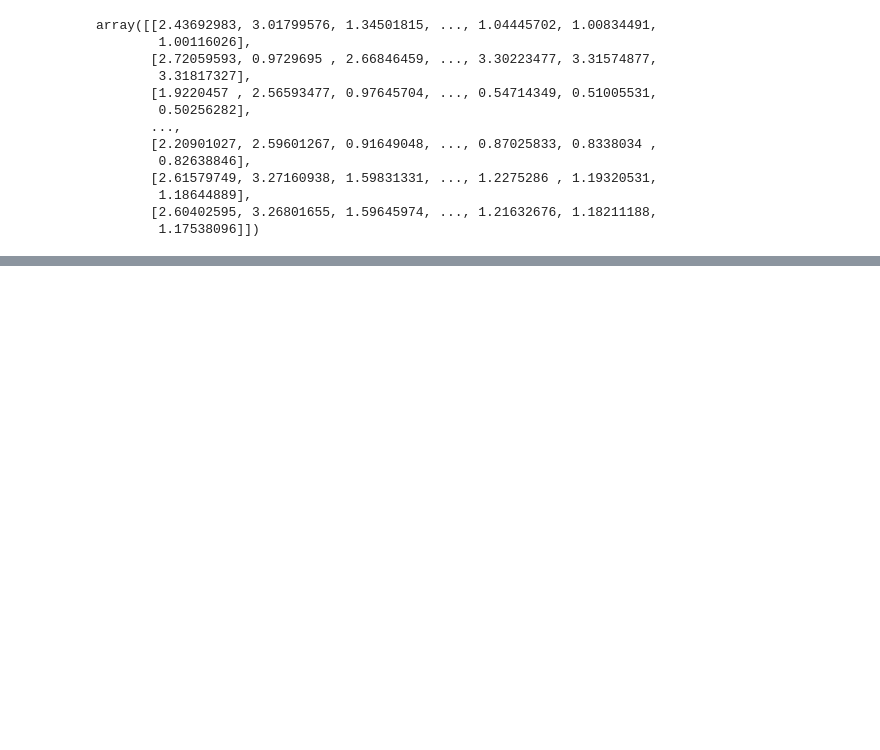
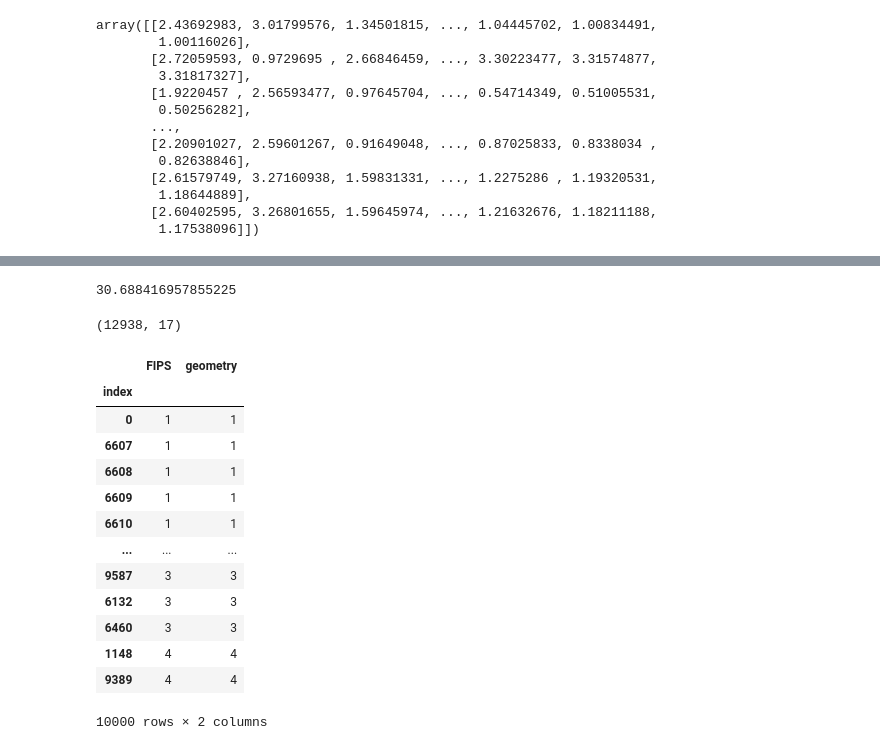
Before and after one commit to margaretmccall/mapping-for-environmental-justice, a Jupyter notebook: oil_gas_calculations.ipynb, the cells around one changed output, grey strips where cells are left out. Cells and saved outputs as stored; diff of their text form; code cells hidden in the pictures; blank space fills up the shorter version.

```diff
--- a/oil_gas_calculations.ipynb
+++ b/oil_gas_calculations.ipynb
@@ -298,0 +296,41 @@ array([[2.43692983, 3.01799576, 1.34501815, ..., 1.04445702, 1.00834491,
+# %%
+oil_gas_250m_buffer = gpd.GeoDataFrame(oil_gas_250m_buffer)
+# %%
+oil_gas_250m_buffer.crs = tracts.crs ##??
+# %%
+oil_gas_250m_buffer.reset_index(inplace=True)
+# %%
+import time
+timer = time.time()
+intersection_250m = gpd.overlay(oil_gas_250m_buffer[:1000], block_shapes_pop, how='intersection')
+timer2 = time.time()
+timer2-timer
+# %% [output]
+30.688416957855225
+# %%
+import time
+timer = time.time()
+intersection_250m = gpd.overlay(oil_gas_250m_buffer, block_shapes_pop, how='intersection')
+timer2 = time.time()
+timer2-timer
+# %%
+intersection_250m.shape
+# %% [output]
+(12938, 17)
+# %%
+intersection_250m.groupby('index').count().sort_values(by=['FIPS'])
+# %% [output]
+|  | FIPS | geometry |
+| index |  |  |
+| 0 | 1 | 1 |
+| 6607 | 1 | 1 |
+| 6608 | 1 | 1 |
+| 6609 | 1 | 1 |
+| 6610 | 1 | 1 |
+| ... | ... | ... |
+| 9587 | 3 | 3 |
+| 6132 | 3 | 3 |
+| 6460 | 3 | 3 |
+| 1148 | 4 | 4 |
+| 9389 | 4 | 4 |
+10000 rows × 2 columns
```
Also changed, not shown: parts of 29 cells of this notebook.
